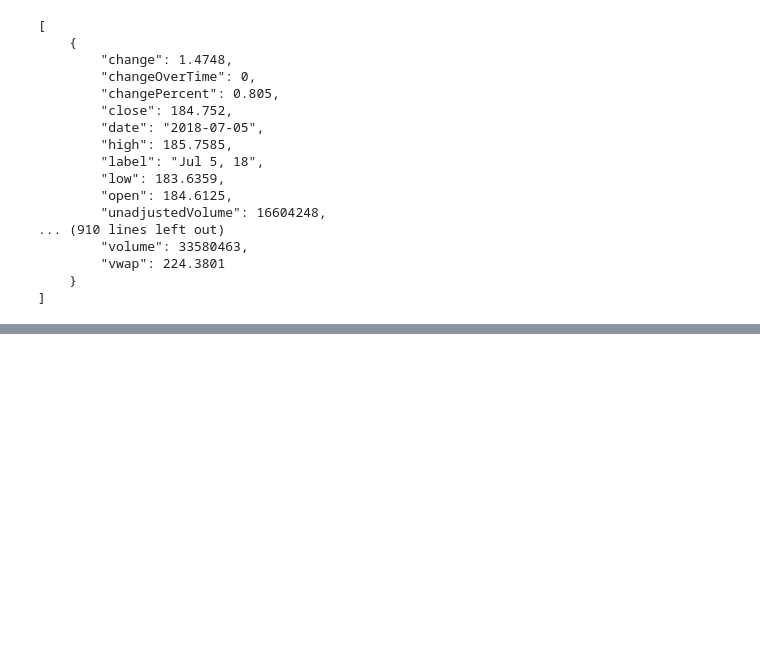
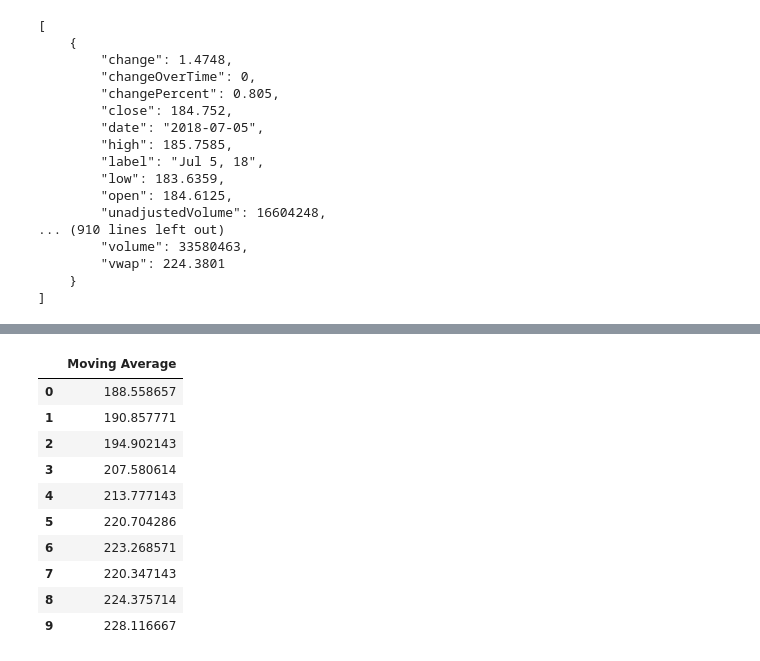
Before and after one commit to helenwu42/Boot_Camp_Project1, a Jupyter notebook: Untitled.ipynb, the cells around one changed output, grey strips where cells are left out. Cells and saved outputs as stored; diff of their text form; code cells hidden in the pictures; blank space fills up the shorter version.

```diff
--- a/Untitled.ipynb
+++ b/Untitled.ipynb
@@ -58,0 +80,15 @@ print(moving_avg)
+# %%
+summary = pd.DataFrame({"Moving Average": moving_avg})
+summary
+# %% [output]
+|  | Moving Average |
+| 0 | 188.558657 |
+| 1 | 190.857771 |
+| 2 | 194.902143 |
+| 3 | 207.580614 |
+| 4 | 213.777143 |
+| 5 | 220.704286 |
+| 6 | 223.268571 |
+| 7 | 220.347143 |
+| 8 | 224.375714 |
+| 9 | 228.116667 |
```
Also changed, not shown: parts of 5 cells of this notebook, 1 other file.
